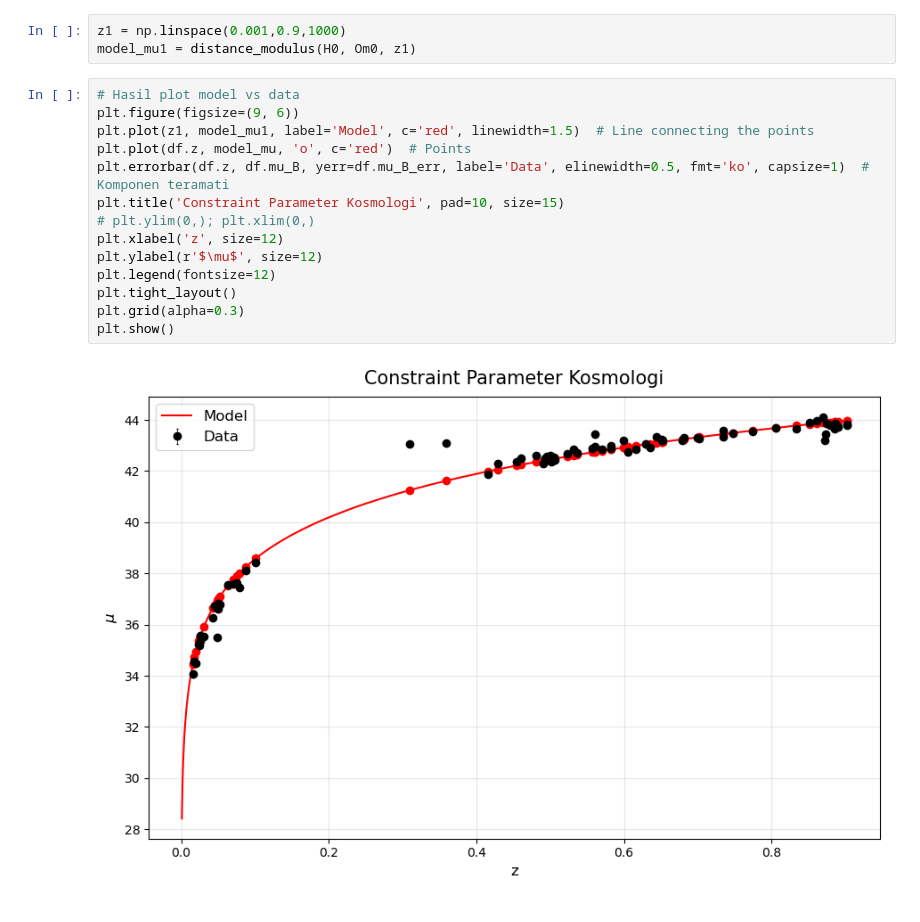
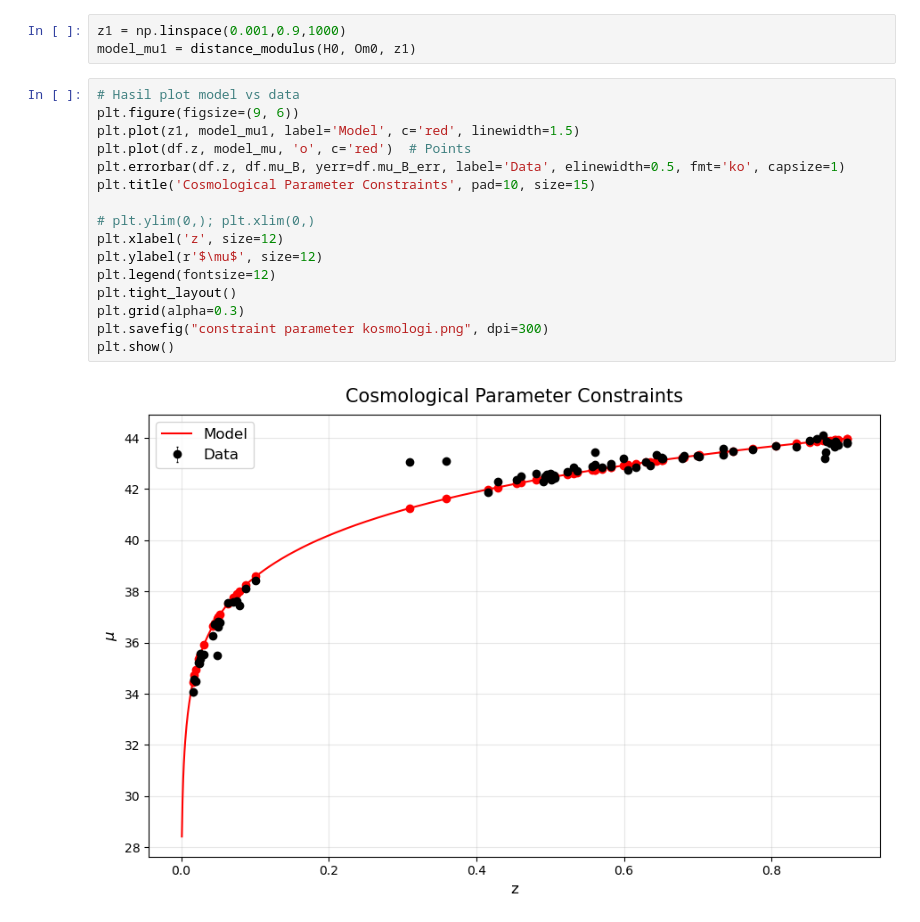
Before and after one commit to vanseann/fitting, a Jupyter notebook: Cosmological Parameter.ipynb, the cells around one changed output. Cells and saved outputs as stored; diff of their text form.

```diff
--- a/Cosmological Parameter.ipynb
+++ b/Cosmological Parameter.ipynb
@@ -218,19 +220,21 @@ model_mu1 = distance_modulus(H0, Om0, z1)
 # %%
 # Hasil plot model vs data
 plt.figure(figsize=(9, 6))
-plt.plot(z1, model_mu1, label='Model', c='red', linewidth=1.5)  # Line connecting the points
+plt.plot(z1, model_mu1, label='Model', c='red', linewidth=1.5)
 plt.plot(df.z, model_mu, 'o', c='red')  # Points
-plt.errorbar(df.z, df.mu_B, yerr=df.mu_B_err, label='Data', elinewidth=0.5, fmt='ko', capsize=1)  # Komponen teramati
-plt.title('Constraint Parameter Kosmologi', pad=10, size=15)
+plt.errorbar(df.z, df.mu_B, yerr=df.mu_B_err, label='Data', elinewidth=0.5, fmt='ko', capsize=1)
+plt.title('Cosmological Parameter Constraints', pad=10, size=15)
+
 # plt.ylim(0,); plt.xlim(0,)
 plt.xlabel('z', size=12)
 plt.ylabel(r'$\mu$', size=12)
 plt.legend(fontsize=12)
 plt.tight_layout()
 plt.grid(alpha=0.3)
+plt.savefig("constraint parameter kosmologi.png", dpi=300)
 plt.show()
 # %% [output]
-[figure, old version]
+[figure, new version]
 # %%
 # Menghitung Hubble parameter
 Hz = H0 * np.sqrt(Om0 * (1 + z1) ** 3 + (1 - Om0))
```
Also changed, not shown: parts of 6 cells of this notebook.
